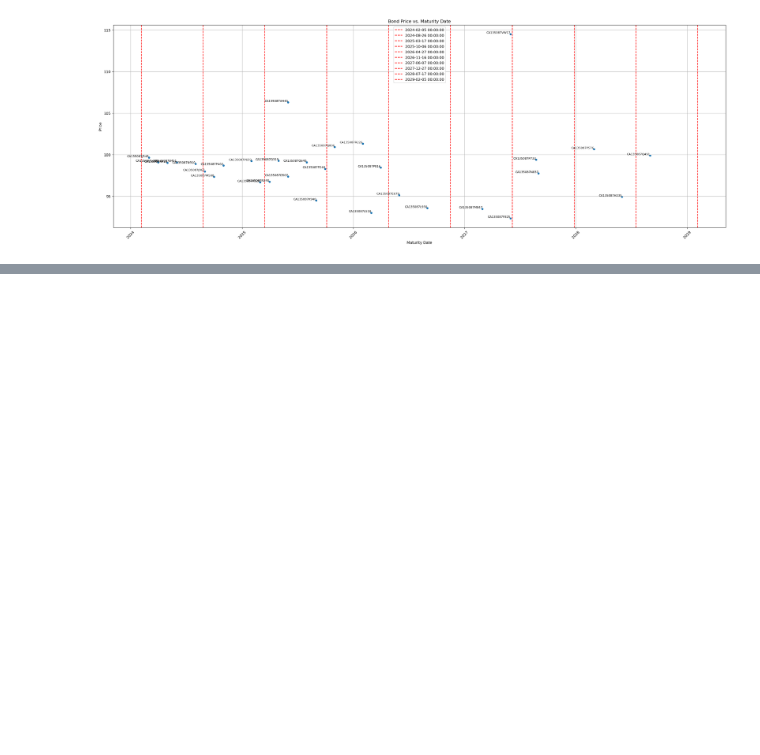
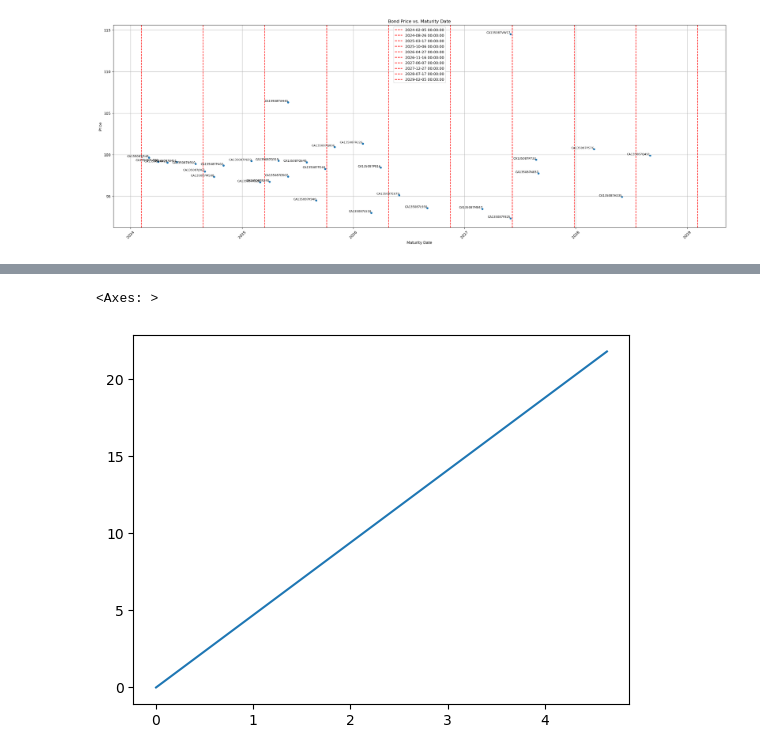
Before and after one commit to pinakin7/1856, a Jupyter notebook: Assignment 1/experiment.ipynb, the cells around one changed output, grey strips where cells are left out. Cells and saved outputs as stored; diff of their text form; code cells hidden in the pictures; blank space fills up the shorter version.

```diff
--- a/Assignment 1/experiment.ipynb
+++ b/Assignment 1/experiment.ipynb
@@ -193,0 +240,5 @@ plt.scatter(x="ISIN", y="YTM", data=data)
+# %%
+spread = x
+relevant_data = data[["Years to Maturity", "Coupon Payment", "Dirty Price", "Par Value"]]
+# %%
+relevant_data["Payments"] = relevant_data["Years to Maturity"].apply(get_payments)
@@ -193,0 +265,26 @@ plt.scatter(x="ISIN", y="YTM", data=data)
+# %%
+rates = {0:0}
+for idx in relevant_data.index:
+    _payments = sorted(relevant_data["Payments"][idx])
+    _coupon = relevant_data["Coupon Payment"][idx]
+    _face = relevant_data["Par Value"][idx] + _coupon
+    _price = relevant_data["Dirty Price"][idx]
+
+    if len(_payments) == 1:
+        # zero coupon bond
+        rates[_payments[0]] = np.log(_face/_price)/_payments[0]
+    else:
+        # non zero coupon bonds
+        for _time in _payments:
+            # check if the yield is calculated or not for that time
+            if _time != relevant_data["Years to Maturity"][idx]:
+                # we are not at the bond maturity
+                if _time in rates.keys():
+                    _price -= _coupon*np.exp(-rates[_time]*_time)
+                else:
+                    # interpolate the value and add to the rates
+                    rates[_time] = get_interpolation(rates, _time)
+                    _price -= _coupon*np.exp(-rates[_time]*_time)
+            else:
+                # we are at bond maturity
+                rates[_time] = np.log(_face/_price)/_time
@@ -193,0 +311,8 @@ plt.scatter(x="ISIN", y="YTM", data=data)
+# %%
+years = sorted(rates)
+yields = [rates[i]/100 for i in years]
+# %%
+sns.lineplot(x=years, y=yields)
+# %% [output]
+<Axes: >
+[figure, added]
```
Also changed, not shown: parts of 21 cells of this notebook, 1 other file.
